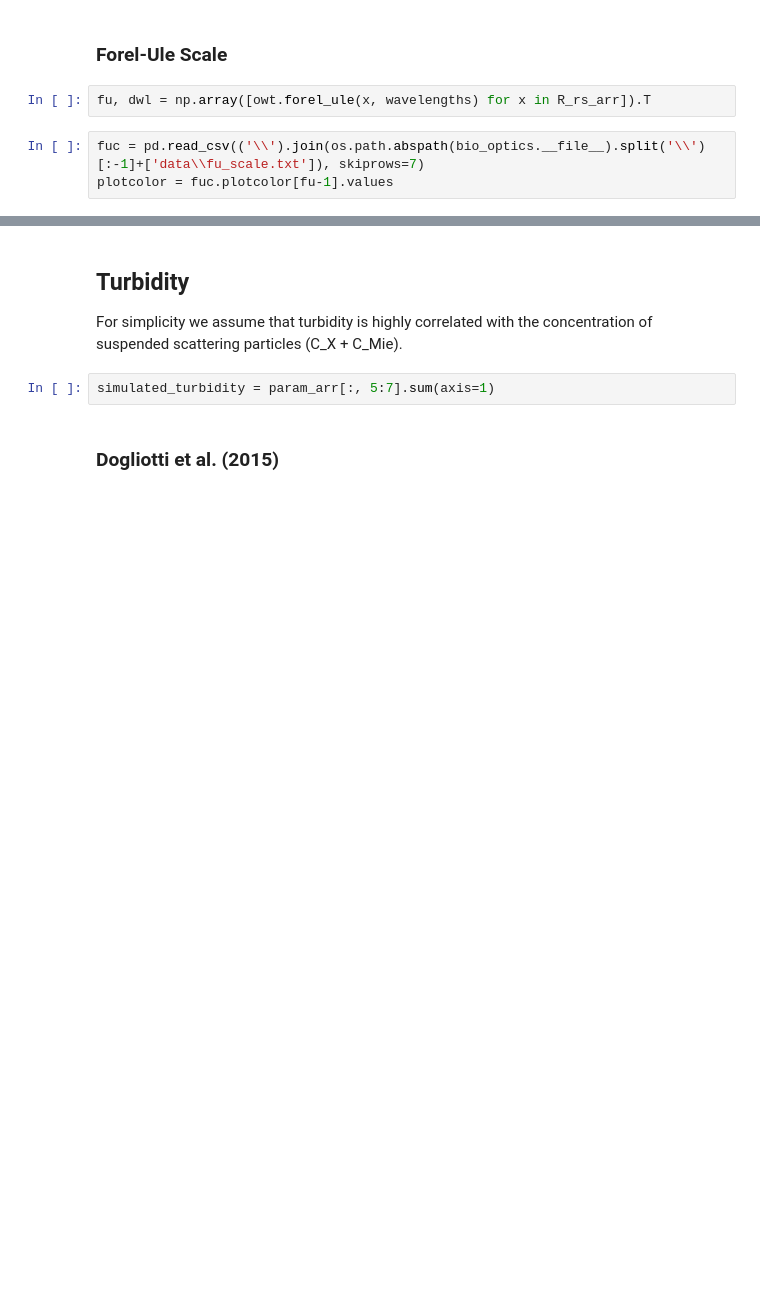
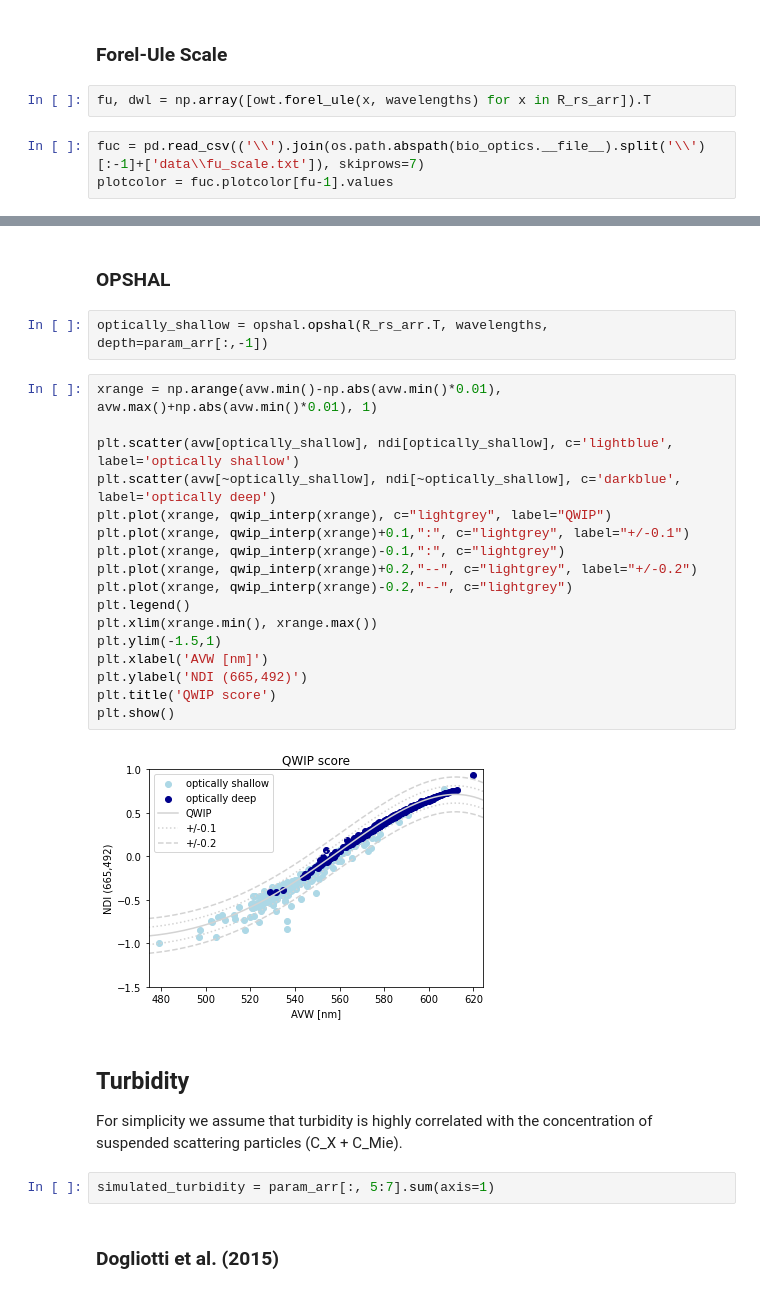
Before and after one commit to CMLandOcean/bio_optics, a Jupyter notebook: bio_optics/examples/03_How to use the model in forward mode for testing and debugging.ipynb, the cells around one changed output, grey strips where cells are left out. Saved outputs shown, nothing was run; the diff lists cells and outputs as text; blank space fills up the shorter version.

Commit message:
integrated opshal

```diff
--- a/bio_optics/examples/03_How to use the model in forward mode for testing and debugging.ipynb
+++ b/bio_optics/examples/03_How to use the model in forward mode for testing and debugging.ipynb
@@ -327,3 +328,26 @@ plt.show()
+# %% [markdown]
+### OPSHAL
+# %%
+optically_shallow = opshal.opshal(R_rs_arr.T, wavelengths, depth=param_arr[:,-1])
+# %%
+xrange = np.arange(avw.min()-np.abs(avw.min()*0.01), avw.max()+np.abs(avw.min()*0.01), 1)
+
+plt.scatter(avw[optically_shallow], ndi[optically_shallow], c='lightblue', label='optically shallow')
+plt.scatter(avw[~optically_shallow], ndi[~optically_shallow], c='darkblue', label='optically deep')
+plt.plot(xrange, qwip_interp(xrange), c="lightgrey", label="QWIP")
+plt.plot(xrange, qwip_interp(xrange)+0.1,":", c="lightgrey", label="+/-0.1")
+plt.plot(xrange, qwip_interp(xrange)-0.1,":", c="lightgrey")
+plt.plot(xrange, qwip_interp(xrange)+0.2,"--", c="lightgrey", label="+/-0.2")
+plt.plot(xrange, qwip_interp(xrange)-0.2,"--", c="lightgrey")
+plt.legend()
+plt.xlim(xrange.min(), xrange.max())
+plt.ylim(-1.5,1)
+plt.xlabel('AVW [nm]')
+plt.ylabel('NDI (665,492)')
+plt.title('QWIP score')
+plt.show()
+# %% [output]
+[figure, added]
 # %% [markdown]
 ## Turbidity
 
```
Also changed, not shown: parts of 9 cells of this notebook.
